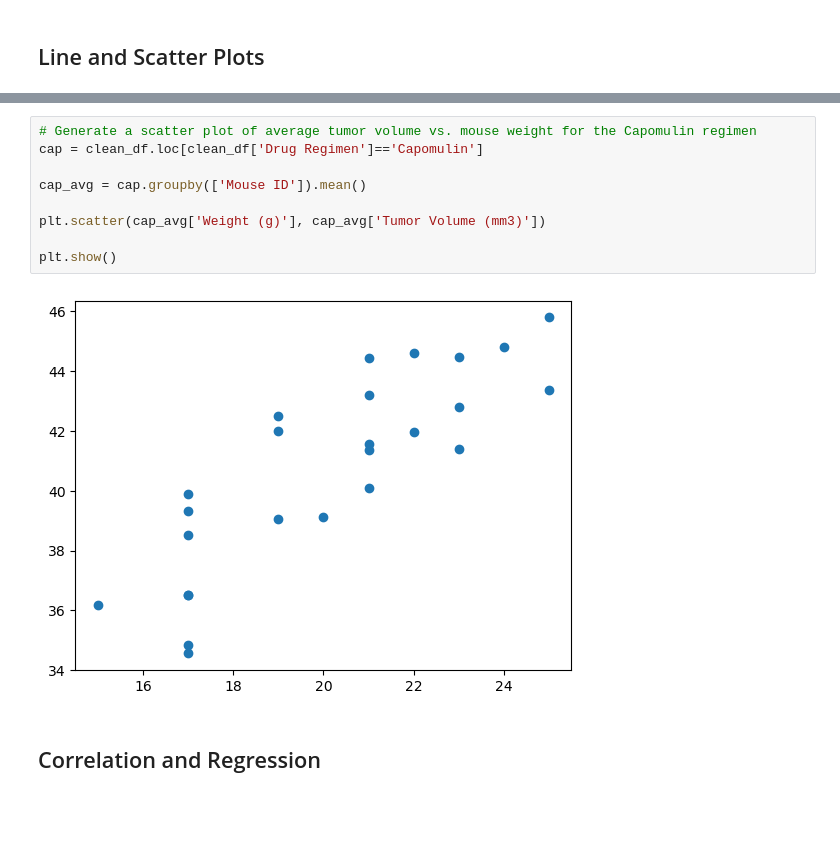
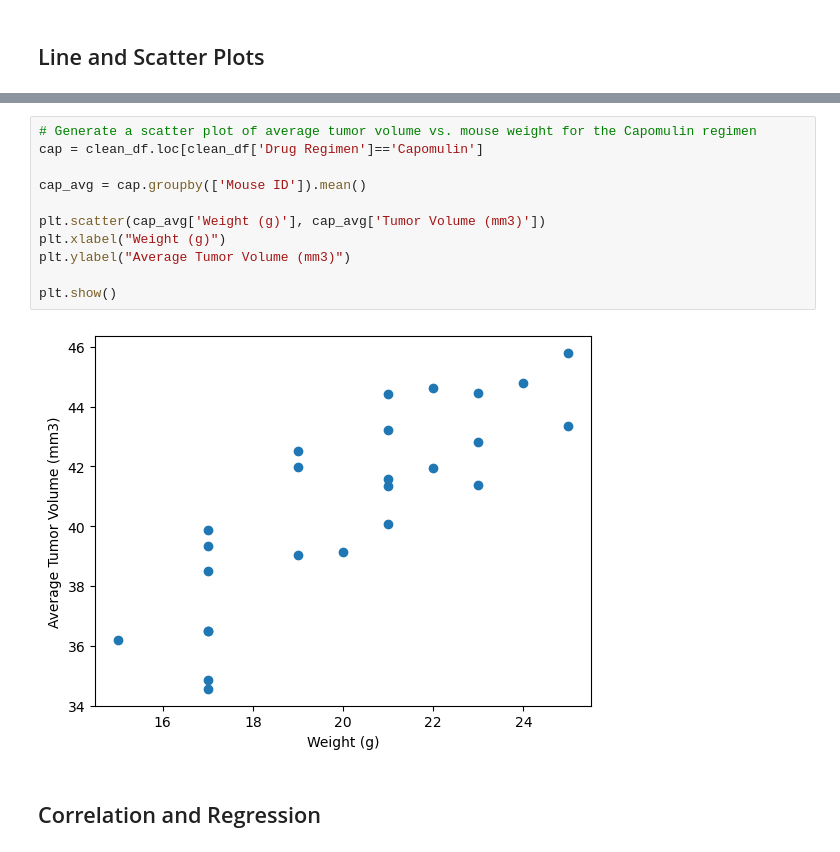
Before and after one commit to GabrielaCLopez/data-vis-challenge, a Jupyter notebook: Pymaceuticals/pymaceuticals_starter.ipynb, the cells around one changed output, grey strips where cells are left out. Saved outputs shown, nothing was run; the diff lists cells and outputs as text; blank space fills up the shorter version.

```diff
--- a/Pymaceuticals/pymaceuticals_starter.ipynb
+++ b/Pymaceuticals/pymaceuticals_starter.ipynb
@@ -324,14 +324,16 @@ plt.show()
 # %%
 # Generate a scatter plot of average tumor volume vs. mouse weight for the Capomulin regimen
 cap = clean_df.loc[clean_df['Drug Regimen']=='Capomulin']
 
 cap_avg = cap.groupby(['Mouse ID']).mean()
 
 plt.scatter(cap_avg['Weight (g)'], cap_avg['Tumor Volume (mm3)'])
+plt.xlabel("Weight (g)")
+plt.ylabel("Average Tumor Volume (mm3)")
 
 plt.show()
 # %% [output]
-[figure, old version]
+[figure, new version]
 # %% [markdown]
 ## Correlation and Regression
 # %%
```
Also changed, not shown: parts of 2 cells of this notebook.
